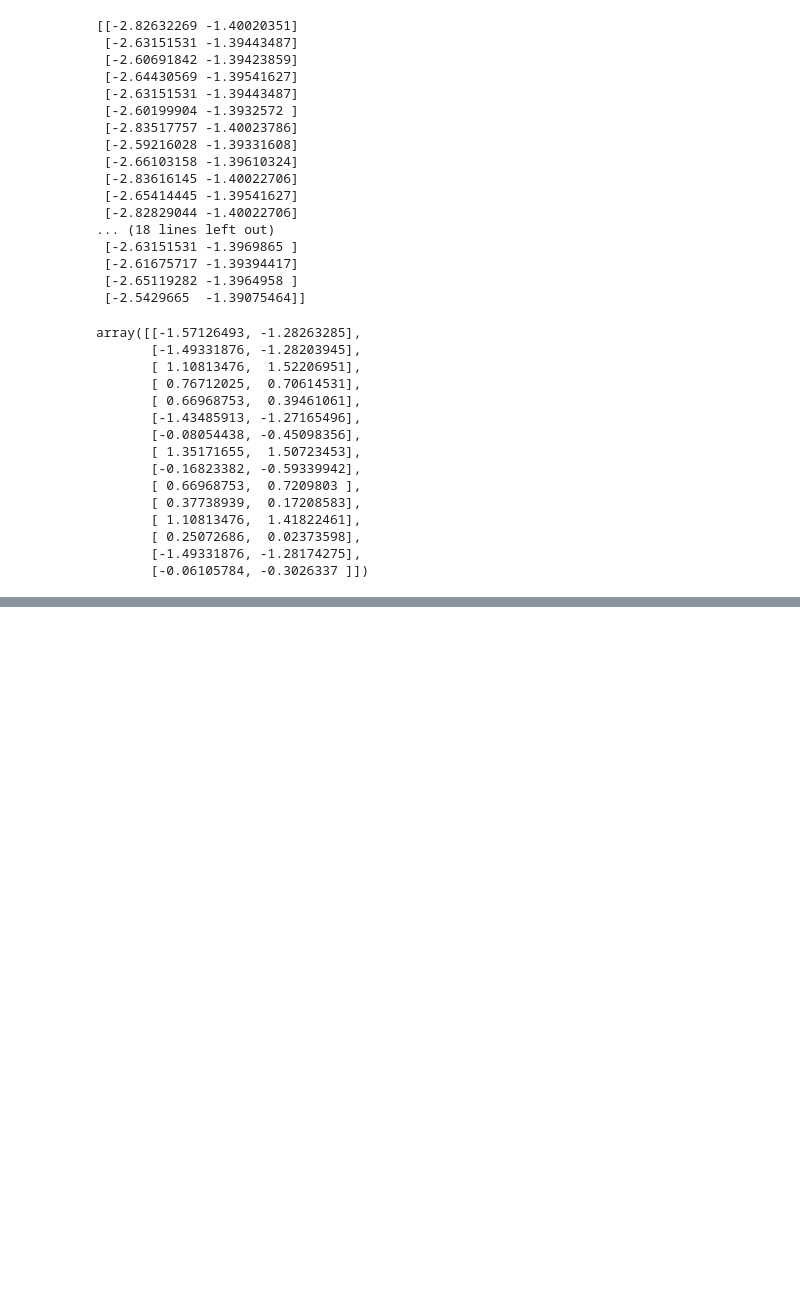
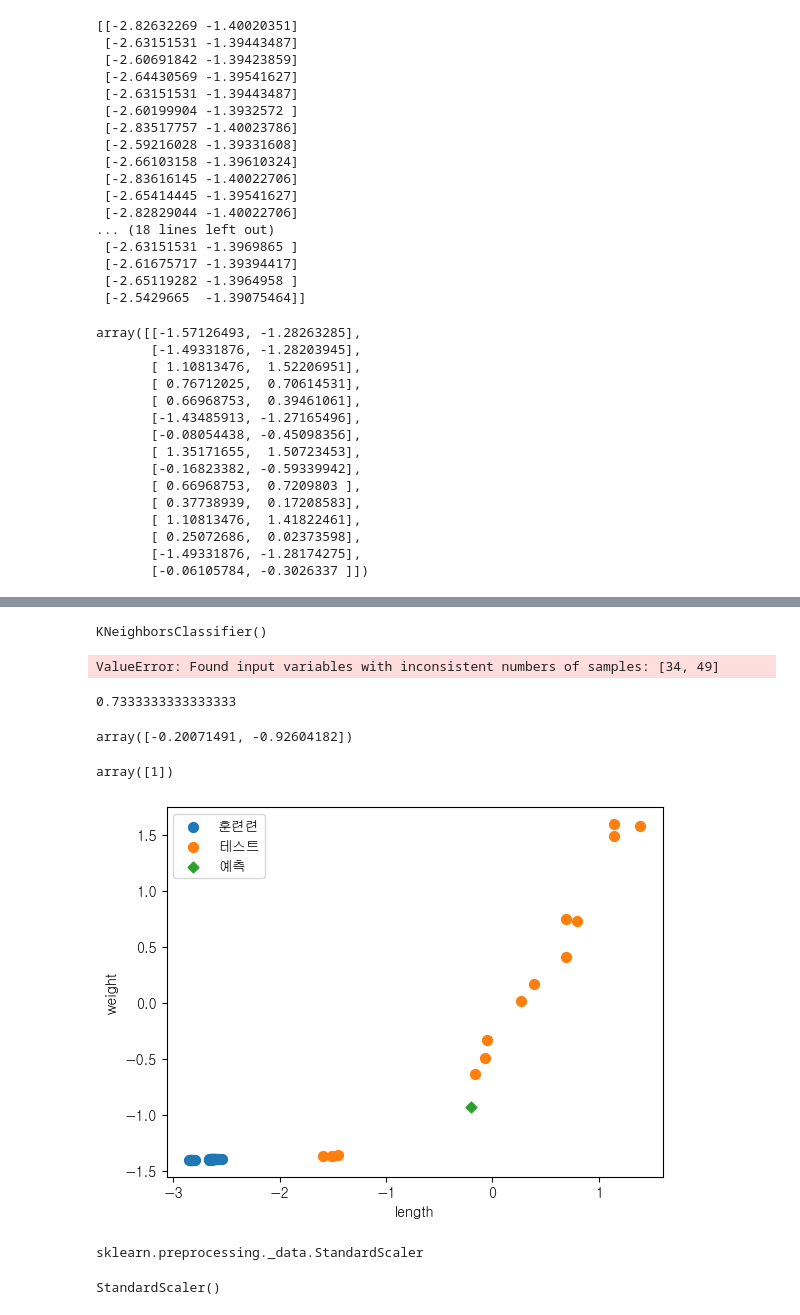
Before and after one commit to vfxpedia/05_ml-workspace, a Jupyter notebook: 01_overview/01_classfication.ipynb, the cells around one changed output, grey strips where cells are left out. Drawn from its saved outputs; the diff is of its cells as text; code cells hidden in the pictures; blank space fills up the shorter version.

```diff
--- a/01_overview/01_classfication.ipynb
+++ b/01_overview/01_classfication.ipynb
@@ -657,3 +693,6 @@ array([[-1.57126493, -1.28263285],
        [ 0.25072686,  0.02373598],
        [-1.49331876, -1.28174275],
        [-0.06105784, -0.3026337 ]])
+# %%
+test_scaled = (test_input - mean) / std
+test_scaled
@@ -666,3 +721,15 @@ test_label -> test_label : 변화 없음
 
 -> 표준화 전처리, 정규화 후 데이터로 학습을 시키고 평가를 해야 한다.
 -> 정답, 결과는 그대로 사용용
+# %%
+kn.fit(train_scaled, train_label) # 훈련값에는 정규분포로 구성된 값을 넣어주고 정답은 그대로 넣어준다.
+# %% [output]
+KNeighborsClassifier()
+# %%
+kn.score(train_input, train_label)
+# %% [output]
+ValueError: Found input variables with inconsistent numbers of samples: [34, 49]
+# %%
+kn.score(test_scaled, test_label)
+# %% [output]
+0.7333333333333333
@@ -668,0 +738,27 @@ test_label -> test_label : 변화 없음
+# %%
+predict_scaled = (predict_input - mean) / std
+predict_scaled
+# %% [output]
+array([-0.20071491, -0.92604182])
+# %%
+kn.predict([predict_input])
+# [25, 150] -> 처음에는 [0] 이 나오지만 표준화 전처리, 정규화 후에는 [1] 이 나온다.
+# %% [output]
+array([1])
+# %%
+# 데이터 분포 산점도 확인
+plt.scatter(train_scaled[:, 0], train_scaled[:, 1], label='훈련련', s=50)
+plt.scatter(test_scaled[:, 0], test_scaled[:, 1], label='테스트', s=50)
+plt.scatter(predict_scaled[0], predict_scaled[1], label='예측', s=30, marker='D')
+
+plt.xlabel('length')
+plt.ylabel('weight')
+
+# predict_input = [25, 150]
+# kn.predict([predict_input])
+# 결과 : array([0])
+# plt.xlim(0, 1000) # 실제로도도 산전도로는 빙어에 가깝다는 것을 알 수 있다.
+plt.legend()
+plt.show()
+# %% [output]
+[figure, added]
@@ -668,0 +769,8 @@ test_label -> test_label : 변화 없음
+# %%
+type(std_scaler)
+# %% [output]
+sklearn.preprocessing._data.StandardScaler
+# %%
+std_scaler
+# %% [output]
+StandardScaler()
```
Also changed, not shown: parts of 50 cells of this notebook, 8 other files.
